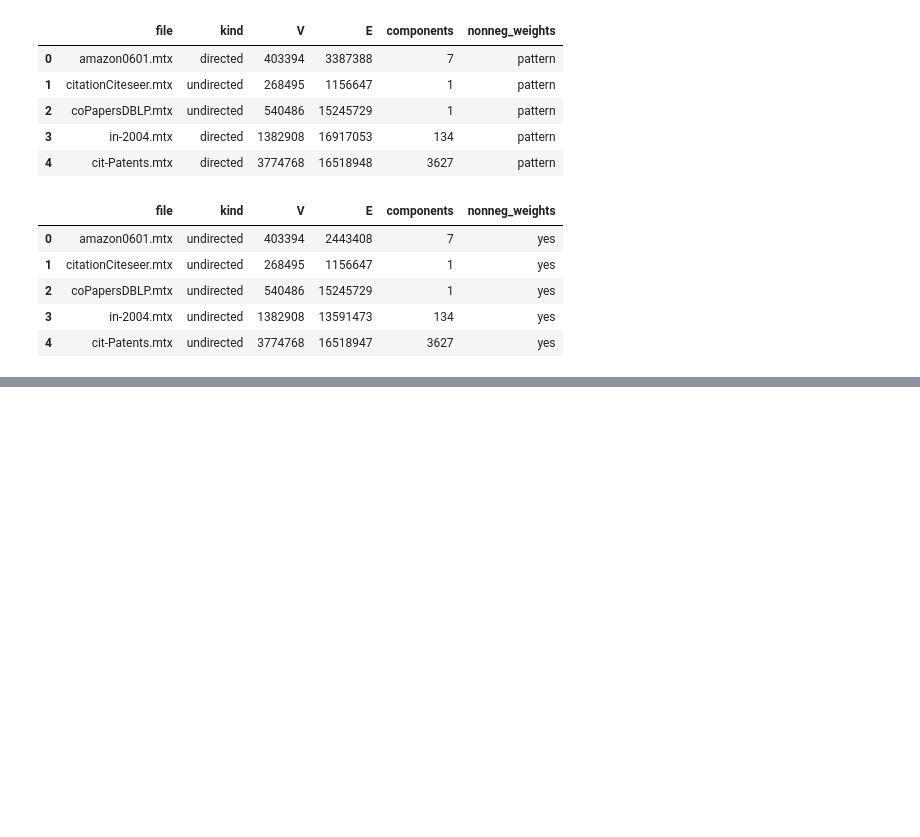
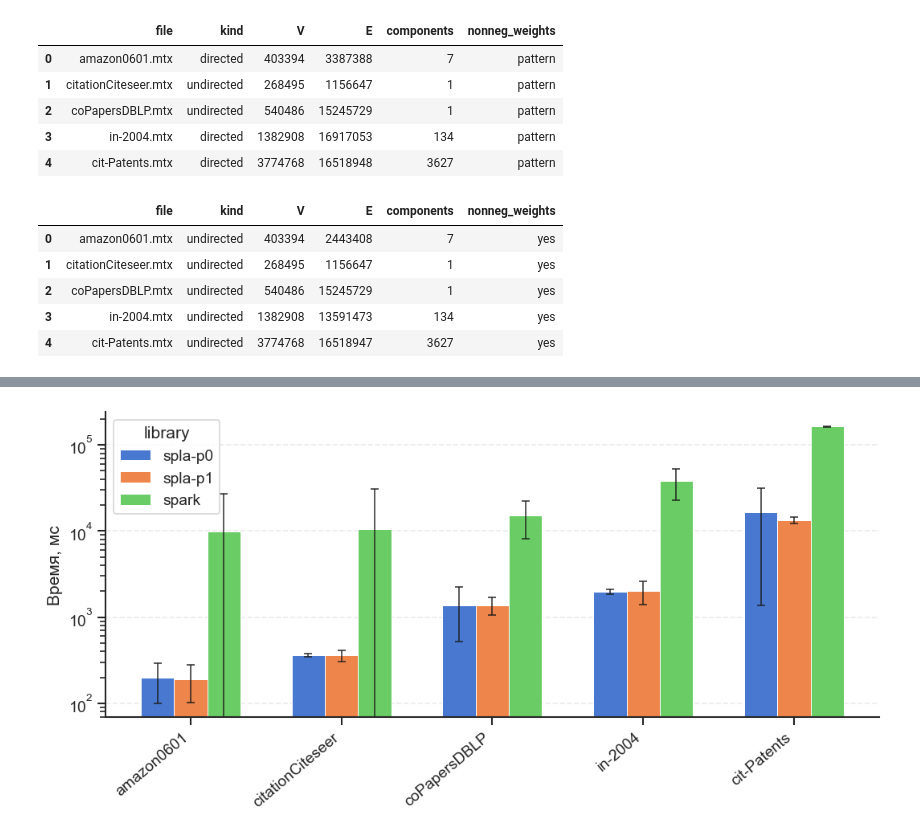
Before and after one commit to vladyoslav/graphs_analysis, a Jupyter notebook: experiments/experiment.ipynb, the cells around one changed output, grey strips where cells are left out. Drawn from its saved outputs; the diff is of its cells as text; code cells hidden in the pictures; blank space fills up the shorter version.

```diff
--- a/experiments/experiment.ipynb
+++ b/experiments/experiment.ipynb
@@ -305,0 +342,3 @@ display(bench_spla)
+# %%
+bench_spla_p1 = bench_results_table("spla-p1")
+display(bench_spla_p1)
@@ -315,0 +362,44 @@ display(bench_spark)
+# %%
+import pandas as pd
+import matplotlib.pyplot as plt
+import seaborn as sns
+import numpy as np
+
+df = pd.concat([bench_spla_p0, bench_spla_p1, bench_spark], ignore_index=True)
+graphs = list(df["graph"].unique())
+libs = list(df["library"].unique())
+
+sns.set_theme(style="ticks", context="notebook", font_scale=1.05)
+pal = sns.color_palette("muted", n_colors=len(libs))
+colors = dict(zip(libs, pal))
+
+x = np.arange(len(graphs))
+w = 0.22 if len(libs) == 3 else 0.8 / len(libs)
+fig, ax = plt.subplots(figsize=(9, 4.5), dpi=120)
+
+for i, lib in enumerate(libs):
+    s = df[df["library"] == lib].set_index("graph").reindex(graphs)
+    ax.bar(
+        x + (i - (len(libs) - 1) / 2) * w,
+        s["time_mean_ms"],
+        w,
+        label=lib,
+        color=colors[lib],
+        edgecolor="white",
+        linewidth=0.6,
+        yerr=s["time_ci95_half_ms"].fillna(0),
+        capsize=3,
+        error_kw=dict(elinewidth=1, capthick=1, alpha=0.85),
+    )
+
+ax.set_xticks(x, graphs, rotation=40, ha="right")
+ax.set_xlabel("")
+ax.set_ylabel("Время, мс")
+ax.set_yscale("log")
+ax.yaxis.grid(True, linestyle="--", alpha=0.4)
+sns.despine(ax=ax)
+ax.legend(frameon=True, title="library", bbox_to_anchor=(0, 1), loc="upper left")
+fig.tight_layout()
+plt.show()
+# %% [output]
+[figure, added]
```
Also changed, not shown: parts of 7 cells of this notebook, 2 other files.
